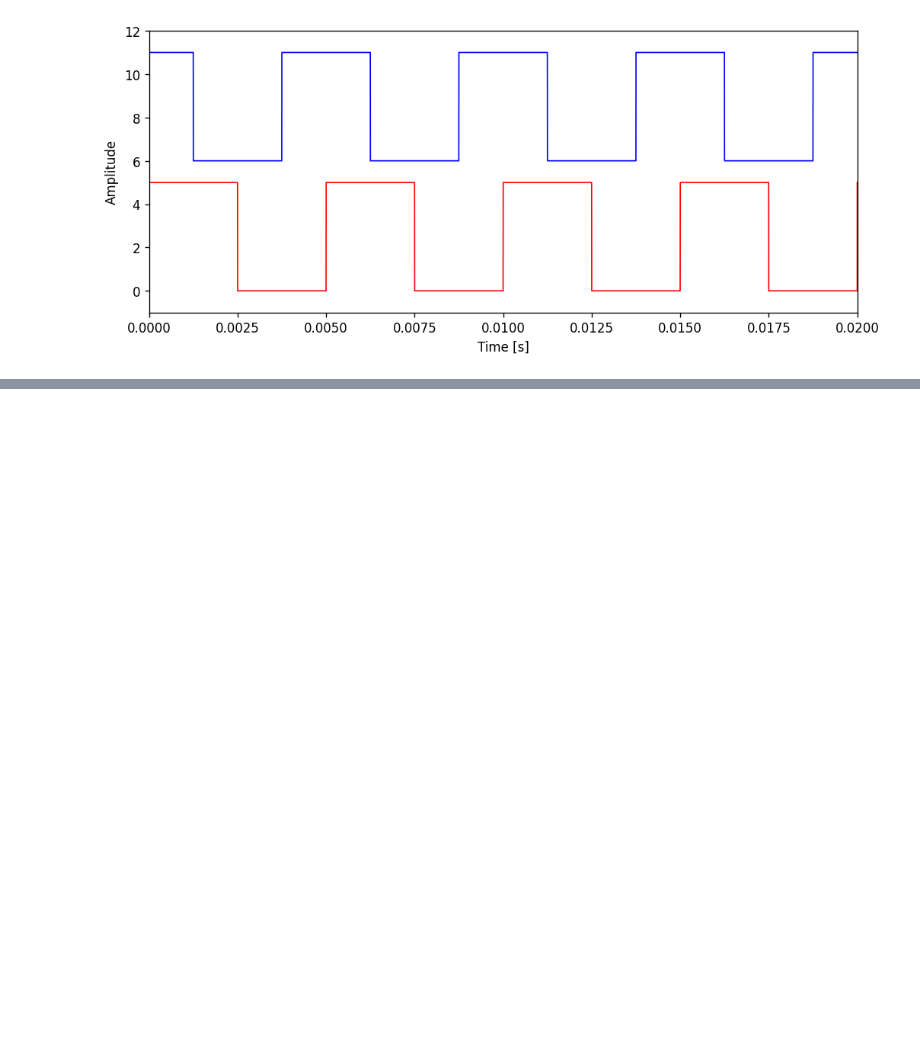
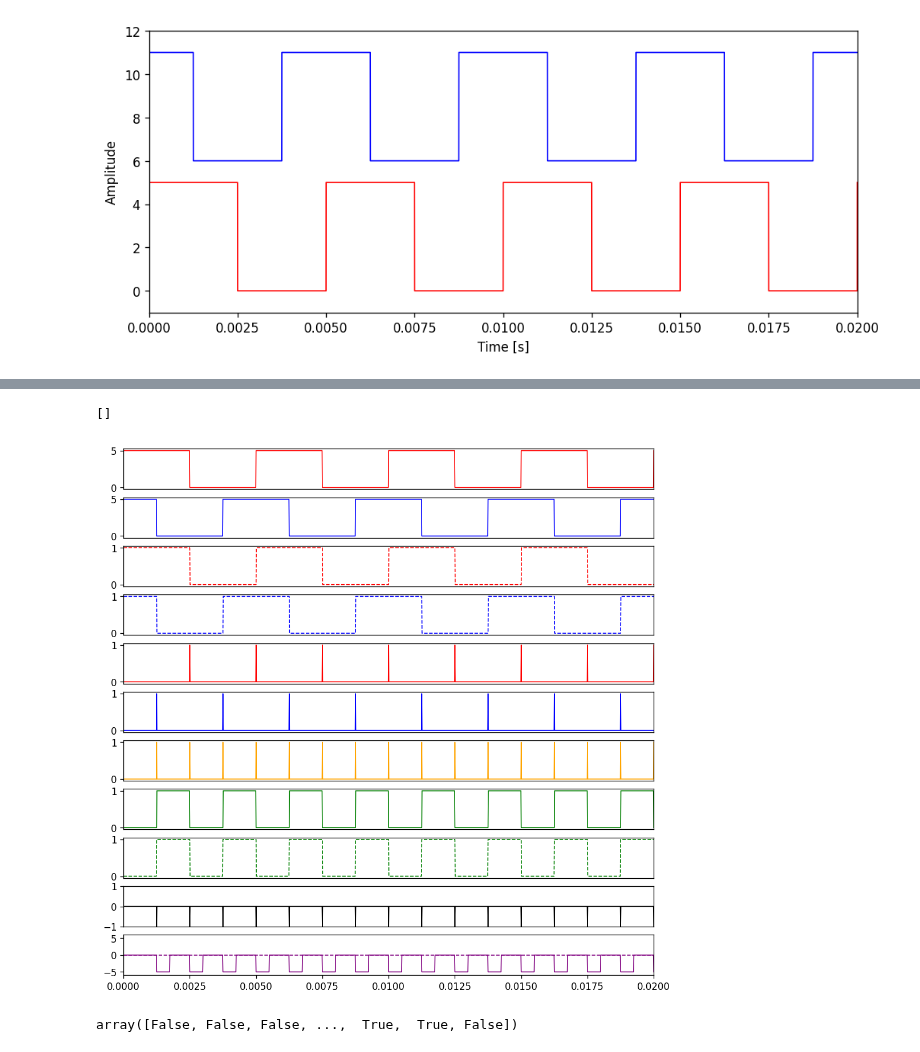
Before and after one commit to Ryoaki374/ipmu_DAQ, a Jupyter notebook: eg_pulse_count.ipynb, the cells around one changed output, grey strips where cells are left out. Drawn from its saved outputs; the diff is of its cells as text; code cells hidden in the pictures; blank space fills up the shorter version.

```diff
--- a/eg_pulse_count.ipynb
+++ b/eg_pulse_count.ipynb
@@ -240,0 +138,80 @@ Text(0, 0.5, 'Amplitude')
+# %%
+def rectangular_wave(t, height=1.0, width=1.0, duty=0.5, phase=0.0):
+    mod = (t + phase) % width
+    return np.where(mod < duty * width, height, 0.0)
+
+
+sampling_rate = 20000 # 20 kHz
+t = np.linspace(0, 0.2, sampling_rate)
+
+dA = rectangular_wave(t, height=5, width=0.005, duty=0.50, phase=0.0)
+dB = rectangular_wave(t, height=5, width=0.005, duty=0.50, phase=0.00125)
+
+dA_log = (dA > 2.5)
+dB_log = (dB > 2.5)
+
+#==========================
+prevA = np.concatenate([[dA_log[0]], dA_log[:-1]])
+prevB = np.concatenate([[dB_log[0]], dB_log[:-1]])
+
+
+edge = (dA_log ^ prevA) | (dB_log ^ prevB) # self XOR (edge detection)
+dir_log   = (prevB^dA_log).astype(int) - (prevA^dB_log).astype(int) # direction of edge
+#direction = np.where(edge, np.where(dir_sig, 1, -1), 0)
+
+
+
+width   = int(0.0025*sampling_rate)
+height  = 5.0         # 出力パルスの高さ
+base_sig    = np.full(width, height, dtype=float)
+edge_sig = np.convolve(dir_log, base_sig, mode='full')[:len(t)]
+
+
+# pulse_count = np.cumsum(direction)
+fig, ax = plt.subplots(11,1,figsize=(10, 10), dpi=120)
+ax[0].plot(t, dA, lw=1.0, color='red')
+ax[1].plot(t, dB, lw=1.0, color='blue')
+ax[2].plot(t, prevA, lw=1.0, color='red', ls='--')
+ax[3].plot(t, prevB, lw=1.0, color='blue', ls='--')
+ax[4].plot(t, dA_log ^ prevA, lw=1.0, color='red', ls='-')
+ax[5].plot(t, dB_log ^ prevB, lw=1.0, color='blue', ls='-')
+ax[6].plot(t, edge, lw=1.0, color='orange')
+ax[7].plot(t, prevB^dA_log, lw=1.0, color='green')
+ax[8].plot(t, prevA^dB_log, lw=1.0, color='green', ls='--')
+ax[9].plot(t, dir_log, lw=1.0, color='black')
+ax[10].plot(t, edge_sig, lw=1.0, color='purple')
+ax[10].axhline(0, color='purple', lw=1.0, ls='--')
+
+
+ax[0].set_xlim(0, 0.02)
+ax[1].set_xlim(0, 0.02)
+ax[2].set_xlim(0, 0.02)
+ax[3].set_xlim(0, 0.02)
+ax[4].set_xlim(0, 0.02)
+ax[5].set_xlim(0, 0.02)
+ax[6].set_xlim(0, 0.02)
+ax[7].set_xlim(0, 0.02)
+ax[8].set_xlim(0, 0.02)
+ax[9].set_xlim(0, 0.02)
+ax[9].set_ylim(-1, 1)
+ax[10].set_xlim(0, 0.02)
+ax[10].set_ylim(-6, 6)
+
+
+ax[0].set_xticks([])
+ax[1].set_xticks([])
+ax[2].set_xticks([])
+ax[3].set_xticks([])
+ax[4].set_xticks([])
+ax[5].set_xticks([])
+ax[6].set_xticks([])
+ax[7].set_xticks([])
+ax[8].set_xticks([])
+ax[9].set_xticks([])
+# %% [output]
+[]
+[figure, added]
+# %%
+prevB^dA_log
+# %% [output]
+array([False, False, False, ...,  True,  True, False])
```
Also changed, not shown: parts of 6 cells of this notebook.
